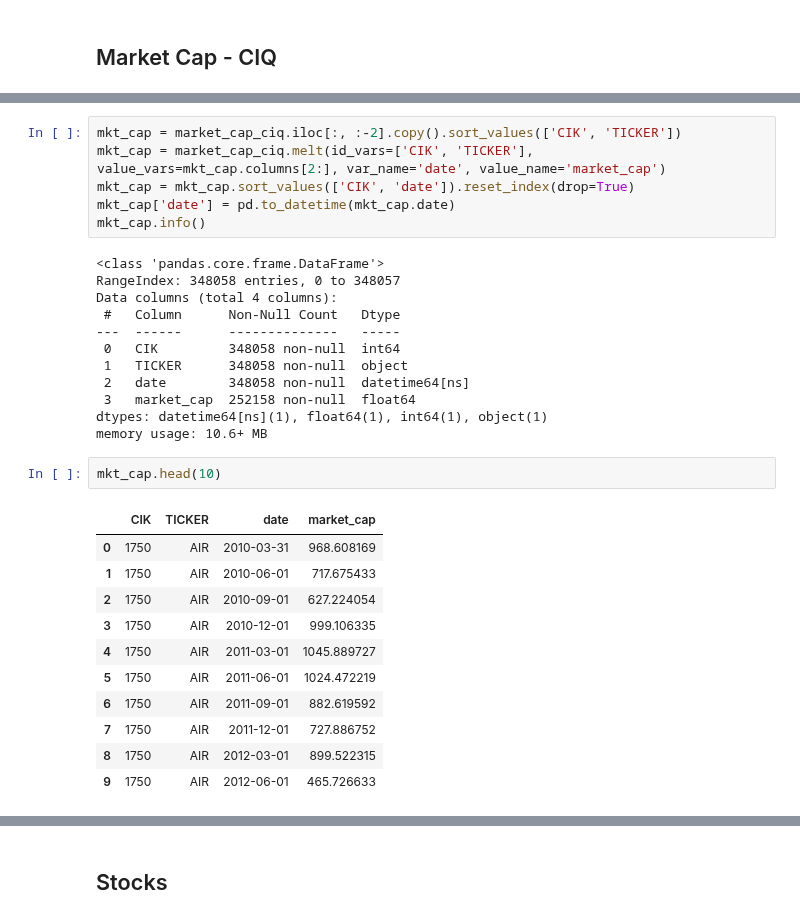
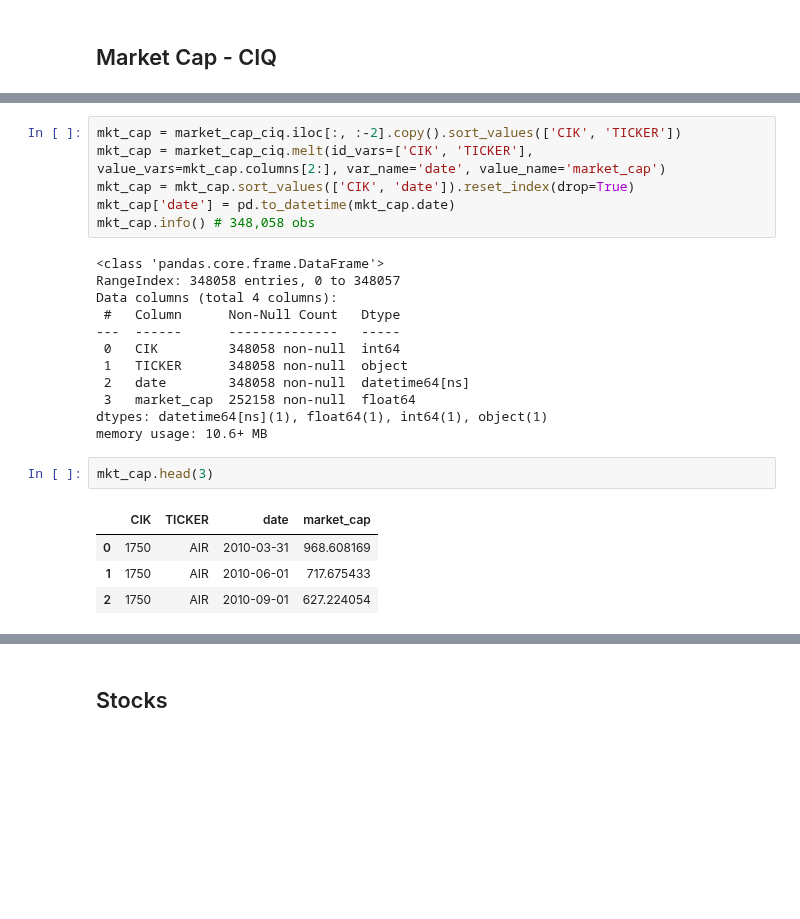
Before and after one commit to cnance09/Small-Cap-Scout, a Jupyter notebook: notebooks/Notebook_CN_2.ipynb, the cells around one changed output, grey strips where cells are left out. Cells and saved outputs as stored; diff of their text form; blank space fills up the shorter version.

```diff
--- a/notebooks/Notebook_CN_2.ipynb
+++ b/notebooks/Notebook_CN_2.ipynb
@@ -391,7 +367,7 @@ mkt_cap = market_cap_ciq.iloc[:, :-2].copy().sort_values(['CIK', 'TICKER'])
 mkt_cap = market_cap_ciq.melt(id_vars=['CIK', 'TICKER'], value_vars=mkt_cap.columns[2:], var_name='date', value_name='market_cap')
 mkt_cap = mkt_cap.sort_values(['CIK', 'date']).reset_index(drop=True)
 mkt_cap['date'] = pd.to_datetime(mkt_cap.date)
-mkt_cap.info()
+mkt_cap.info() # 348,058 obs
 # %% [output]
 <class 'pandas.core.frame.DataFrame'>
 RangeIndex: 348058 entries, 0 to 348057
@@ -405,16 +381,9 @@ Data columns (total 4 columns):
 dtypes: datetime64[ns](1), float64(1), int64(1), object(1)
 memory usage: 10.6+ MB
 # %%
-mkt_cap.head(10)
+mkt_cap.head(3)
 # %% [output]
 |  | CIK | TICKER | date | market_cap |
 | 0 | 1750 | AIR | 2010-03-31 | 968.608169 |
 | 1 | 1750 | AIR | 2010-06-01 | 717.675433 |
 | 2 | 1750 | AIR | 2010-09-01 | 627.224054 |
-| 3 | 1750 | AIR | 2010-12-01 | 999.106335 |
-| 4 | 1750 | AIR | 2011-03-01 | 1045.889727 |
-| 5 | 1750 | AIR | 2011-06-01 | 1024.472219 |
-| 6 | 1750 | AIR | 2011-09-01 | 882.619592 |
-| 7 | 1750 | AIR | 2011-12-01 | 727.886752 |
-| 8 | 1750 | AIR | 2012-03-01 | 899.522315 |
-| 9 | 1750 | AIR | 2012-06-01 | 465.726633 |
```
Also changed, not shown: parts of 33 cells of this notebook.
